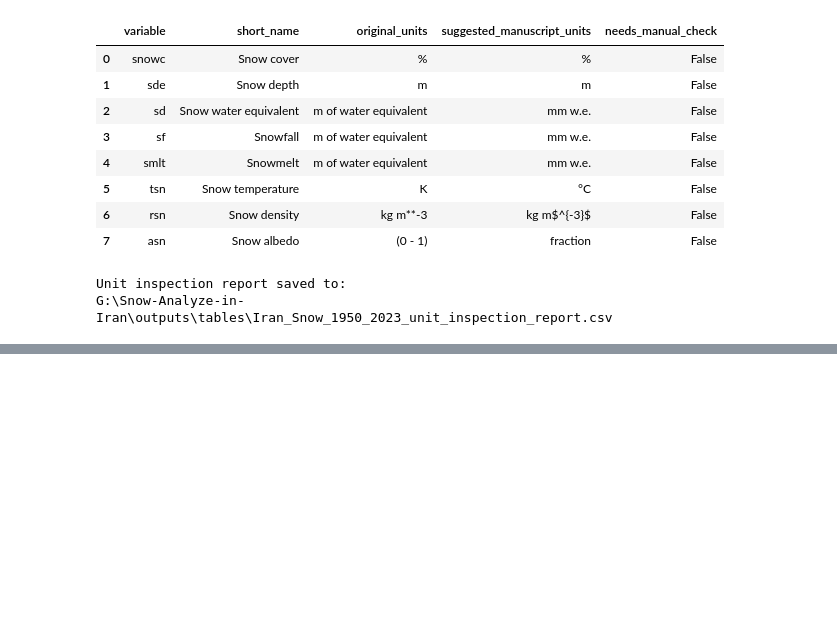
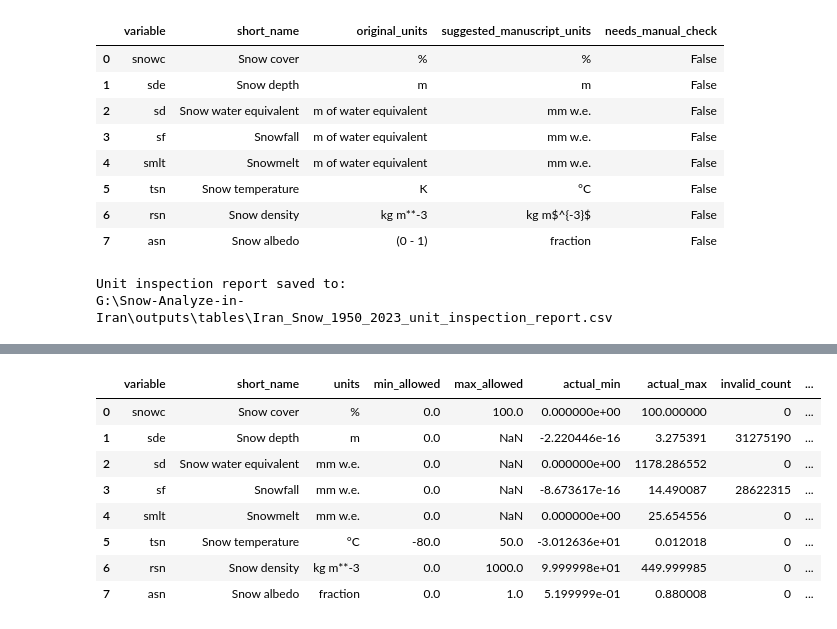
Before and after one commit to AliRezaee86/Snow, a Jupyter notebook: Snow_A.ipynb, the cells around one changed output, grey strips where cells are left out. Drawn from its saved outputs; the diff is of its cells as text; code cells hidden in the pictures; blank space fills up the shorter version.

```diff
--- a/Snow_A.ipynb
+++ b/Snow_A.ipynb
@@ -1299,0 +1618,87 @@ G:\Snow-Analyze-in-Iran\outputs\tables\Iran_Snow_1950_2023_unit_inspection_repor
+# %%
+# ============================================================
+# Check physical consistency of variables
+# ============================================================
+
+def check_physical_ranges(
+    ds: xr.Dataset,
+    variables: List[str],
+    rules: Dict[str, dict]
+) -> pd.DataFrame:
+    """
+    Check whether selected variables fall within predefined physical ranges.
+
+    Parameters
+    ----------
+    ds : xr.Dataset
+        Input dataset.
+    variables : list of str
+        Variables to check.
+    rules : dict
+        Physical range rules.
+
+    Returns
+    -------
+    pandas.DataFrame
+        Physical consistency report.
+    """
+    records = []
+
+    for var in variables:
+        if var not in ds.data_vars or var not in rules:
+            continue
+
+        da = ds[var]
+        rule = rules[var]
+
+        min_allowed = rule.get("min", None)
+        max_allowed = rule.get("max", None)
+
+        invalid_mask = xr.zeros_like(da, dtype=bool)
+
+        if min_allowed is not None:
+            invalid_mask = invalid_mask | (da < min_allowed)
+
+        if max_allowed is not None:
+            invalid_mask = invalid_mask | (da > max_allowed)
+
+        invalid_count = int(invalid_mask.sum(skipna=True).values)
+        total_count = int(da.count().values)
+        invalid_percent = (invalid_count / total_count) * 100 if total_count > 0 else np.nan
+
+        records.append({
+            "variable": var,
+            "short_name": VARIABLE_METADATA.get(var, {}).get("short_name", var),
+            "units": da.attrs.get("units", "Not specified"),
+            "min_allowed": min_allowed,
+            "max_allowed": max_allowed,
+            "actual_min": float(da.min(skipna=True).values),
+            "actual_max": float(da.max(skipna=True).values),
+            "invalid_count": invalid_count,
+            "valid_count": total_count,
+            "invalid_percent": invalid_percent,
+            "rule_description": rule.get("description", ""),
+        })
+
+    physical_report = pd.DataFrame(records)
+
+    return physical_report
+
+
+physical_range_report_df = check_physical_ranges(
+    ds_units,
+    AVAILABLE_SNOW_VARIABLES,
+    PHYSICAL_RANGE_RULES
+)
+
+physical_range_report_df
+# %% [output]
+|  | variable | short_name | units | min_allowed | max_allowed | actual_min | actual_max | invalid_count | ... |
+| 0 | snowc | Snow cover | % | 0.0 | 100.0 | 0.000000e+00 | 100.000000 | 0 | ... |
+| 1 | sde | Snow depth | m | 0.0 | NaN | -2.220446e-16 | 3.275391 | 31275190 | ... |
+| 2 | sd | Snow water equivalent | mm w.e. | 0.0 | NaN | 0.000000e+00 | 1178.286552 | 0 | ... |
+| 3 | sf | Snowfall | mm w.e. | 0.0 | NaN | -8.673617e-16 | 14.490087 | 28622315 | ... |
+| 4 | smlt | Snowmelt | mm w.e. | 0.0 | NaN | 0.000000e+00 | 25.654556 | 0 | ... |
+| 5 | tsn | Snow temperature | °C | -80.0 | 50.0 | -3.012636e+01 | 0.012018 | 0 | ... |
+| 6 | rsn | Snow density | kg m**-3 | 0.0 | 1000.0 | 9.999998e+01 | 449.999985 | 0 | ... |
+| 7 | asn | Snow albedo | fraction | 0.0 | 1.0 | 5.199999e-01 | 0.880008 | 0 | ... |
```
Also changed, not shown: parts of 19 cells of this notebook.
